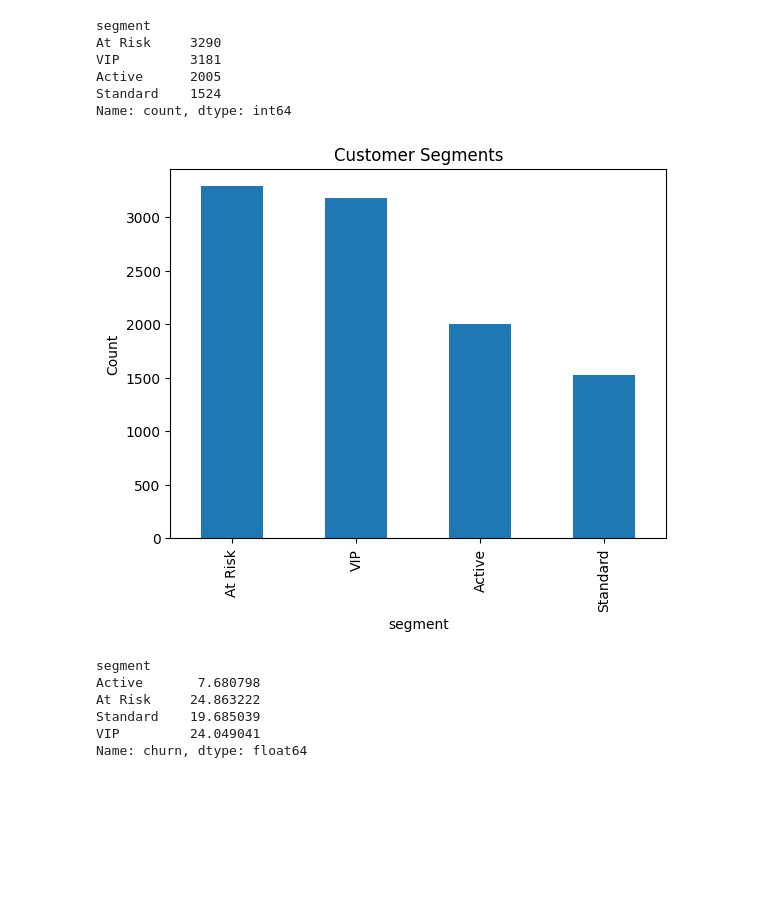
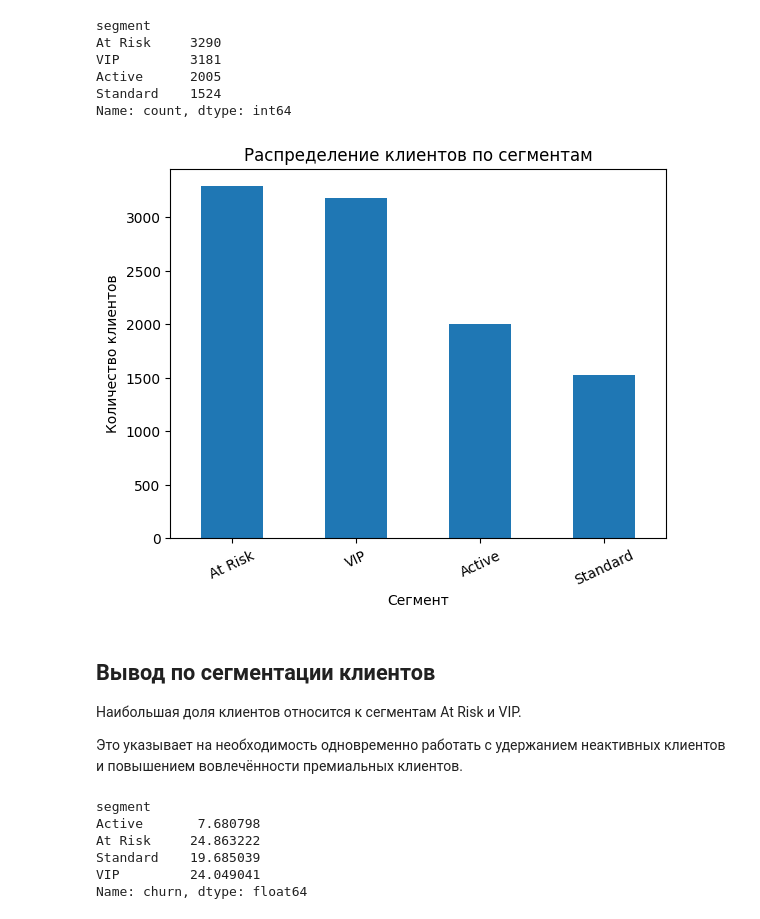
Before and after one commit to kotyata228/crm-bank-churn-analysis, a Jupyter notebook: crm_analysis.ipynb, the cells around one changed output. Saved outputs shown, nothing was run; the diff lists cells and outputs as text; code cells hidden in the pictures; blank space fills up the shorter version.

```diff
--- a/crm_analysis.ipynb
+++ b/crm_analysis.ipynb
@@ -165,13 +191,21 @@ Standard    1524
 Name: count, dtype: int64
 # %%
 df['segment'].value_counts().plot(kind='bar')
+plt.title('Распределение клиентов по сегментам')
+plt.xlabel('Сегмент')
+plt.ylabel('Количество клиентов')
 
-plt.title('Customer Segments')
-plt.ylabel('Count')
+plt.xticks(rotation=25)
 
 plt.show()
 # %% [output]
-[figure, old version]
+[figure, new version]
+# %% [markdown]
+## Вывод по сегментации клиентов
+
+Наибольшая доля клиентов относится к сегментам At Risk и VIP.
+
+Это указывает на необходимость одновременно работать с удержанием неактивных клиентов и повышением вовлечённости премиальных клиентов.
 # %%
 segment_churn = df.groupby('segment')['churn'].mean() * 100
 
```
Also changed, not shown: parts of 8 cells of this notebook.
